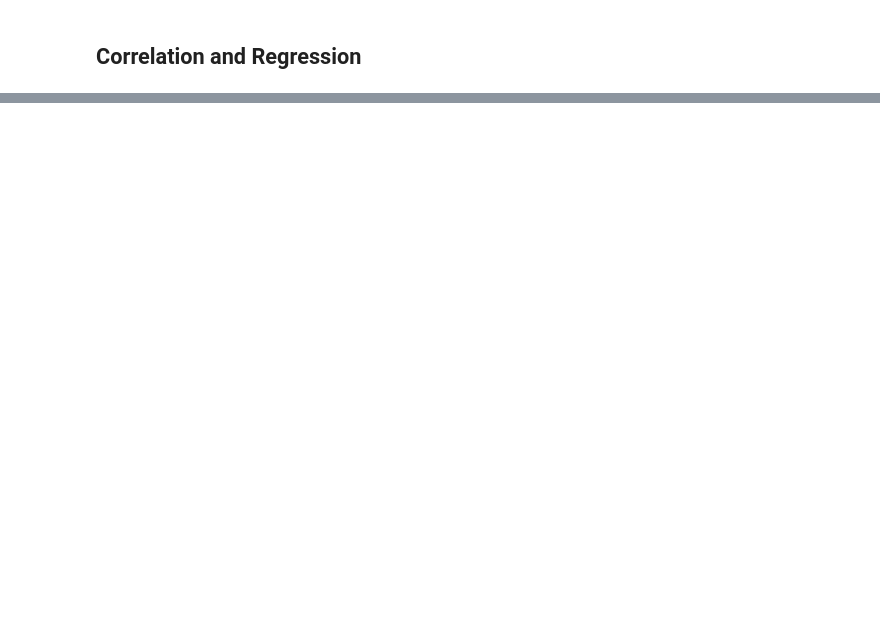
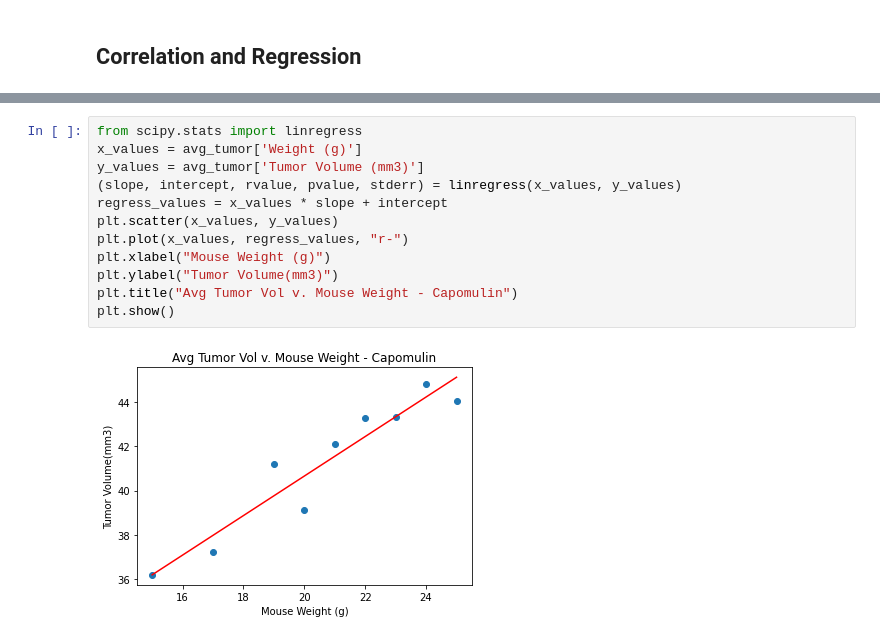
Before and after one commit to knovak574/matplotlib-homework, a Jupyter notebook: pymaceuticals_notebook.ipynb, the cells around one changed output, grey strips where cells are left out. Drawn from its saved outputs; the diff is of its cells as text; blank space fills up the shorter version.

```diff
--- a/pymaceuticals_notebook.ipynb
+++ b/pymaceuticals_notebook.ipynb
@@ -339,0 +373,14 @@ plt.show()
+# %%
+from scipy.stats import linregress
+x_values = avg_tumor['Weight (g)']
+y_values = avg_tumor['Tumor Volume (mm3)']
+(slope, intercept, rvalue, pvalue, stderr) = linregress(x_values, y_values)
+regress_values = x_values * slope + intercept
+plt.scatter(x_values, y_values)
+plt.plot(x_values, regress_values, "r-")
+plt.xlabel("Mouse Weight (g)")
+plt.ylabel("Tumor Volume(mm3)")
+plt.title("Avg Tumor Vol v. Mouse Weight - Capomulin")
+plt.show()
+# %% [output]
+[figure, added]
```
Also changed, not shown: parts of 7 cells of this notebook.
